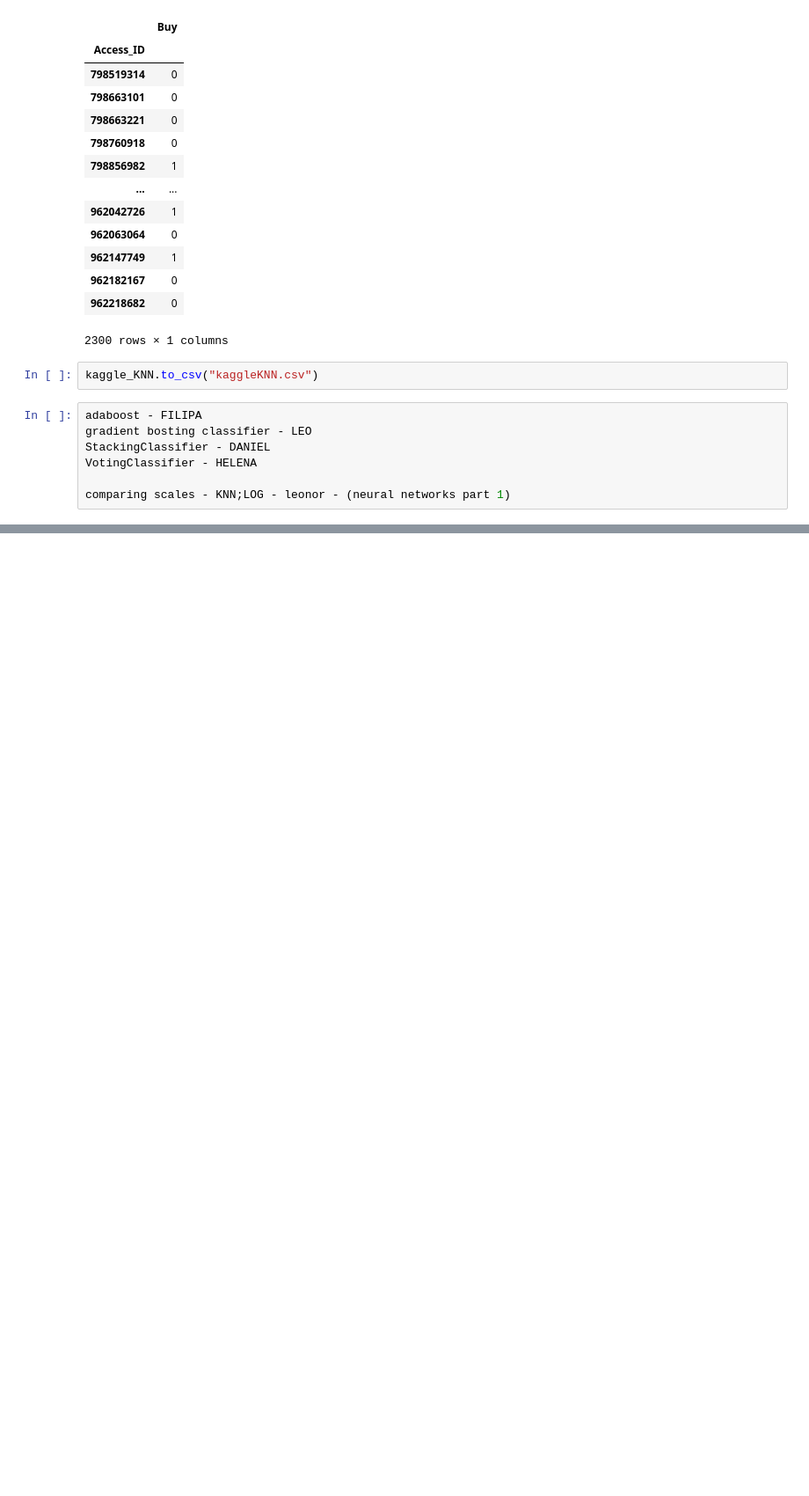
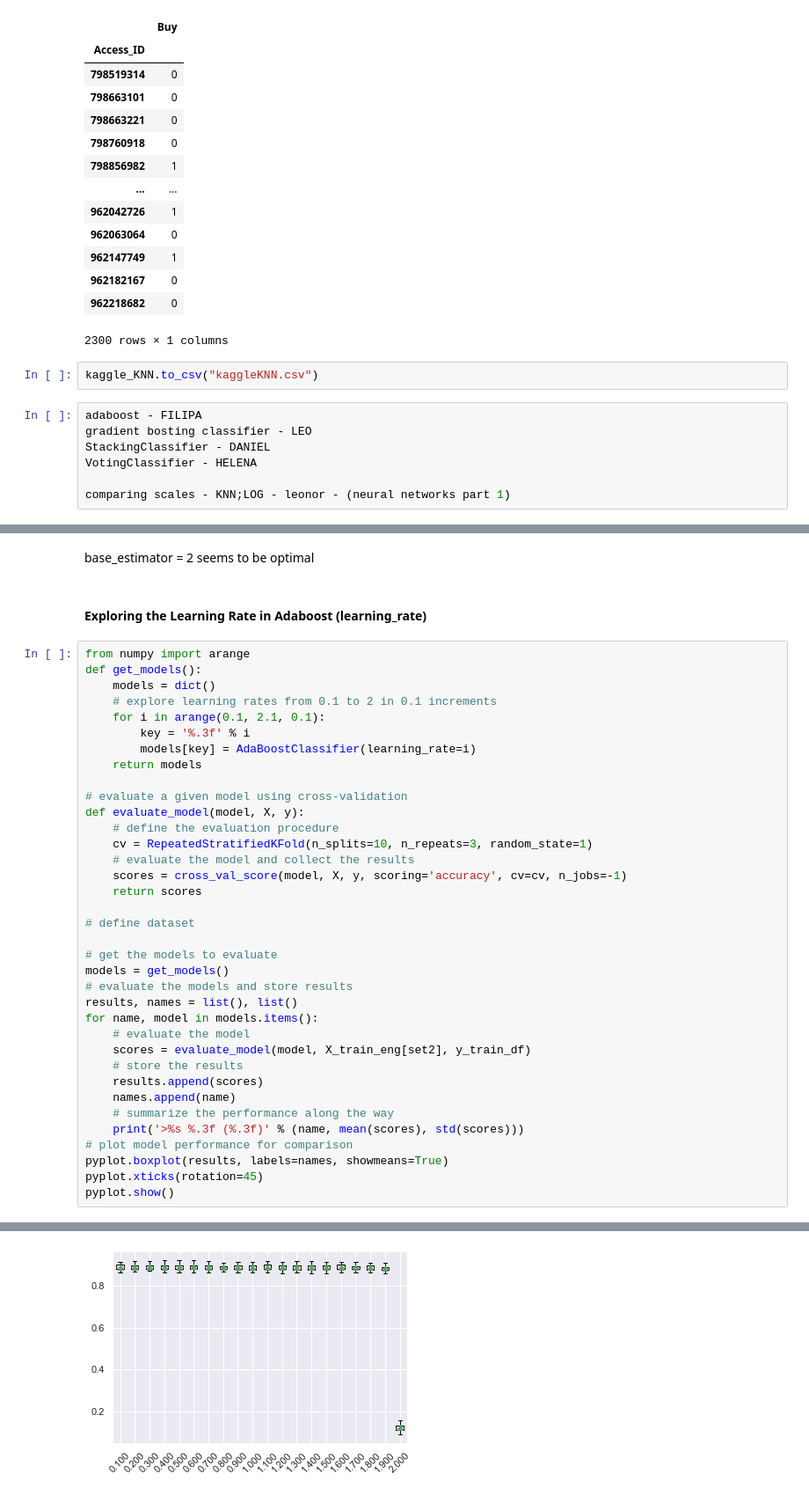
Before and after one commit to filipacarreira/MachineLearningProject, a Jupyter notebook: techscape-ecommerce/main_withchanges.ipynb, the cells around one changed output, grey strips where cells are left out. Shown at 88% size. Saved outputs shown, nothing was run; the diff lists cells and outputs as text; blank space fills up the shorter version.

```diff
--- a/techscape-ecommerce/main_withchanges.ipynb
+++ b/techscape-ecommerce/main_withchanges.ipynb
@@ -2736,0 +3133,41 @@ comparing scales - KNN;LOG - leonor - (neural networks part 1)
+# %% [markdown]
+base_estimator = 2 seems to be optimal
+# %% [markdown]
+#### Exploring the Learning Rate in Adaboost (learning_rate)
+# %%
+from numpy import arange
+def get_models():
+	models = dict()
+	# explore learning rates from 0.1 to 2 in 0.1 increments
+	for i in arange(0.1, 2.1, 0.1):
+		key = '%.3f' % i
+		models[key] = AdaBoostClassifier(learning_rate=i)
+	return models
+
+# evaluate a given model using cross-validation
+def evaluate_model(model, X, y):
+	# define the evaluation procedure
+	cv = RepeatedStratifiedKFold(n_splits=10, n_repeats=3, random_state=1)
+	# evaluate the model and collect the results
+	scores = cross_val_score(model, X, y, scoring='accuracy', cv=cv, n_jobs=-1)
+	return scores
+
+# define dataset
+
+# get the models to evaluate
+models = get_models()
+# evaluate the models and store results
+results, names = list(), list()
+for name, model in models.items():
+	# evaluate the model
+	scores = evaluate_model(model, X_train_eng[set2], y_train_df)
+	# store the results
+	results.append(scores)
+	names.append(name)
+	# summarize the performance along the way
+	print('>%s %.3f (%.3f)' % (name, mean(scores), std(scores)))
+# plot model performance for comparison
+pyplot.boxplot(results, labels=names, showmeans=True)
+pyplot.xticks(rotation=45)
+pyplot.show()
+# %% [output]
@@ -2736,0 +3194 @@ comparing scales - KNN;LOG - leonor - (neural networks part 1)
+[figure, added]
```
Also changed, not shown: parts of 41 cells of this notebook, 4 other files.
